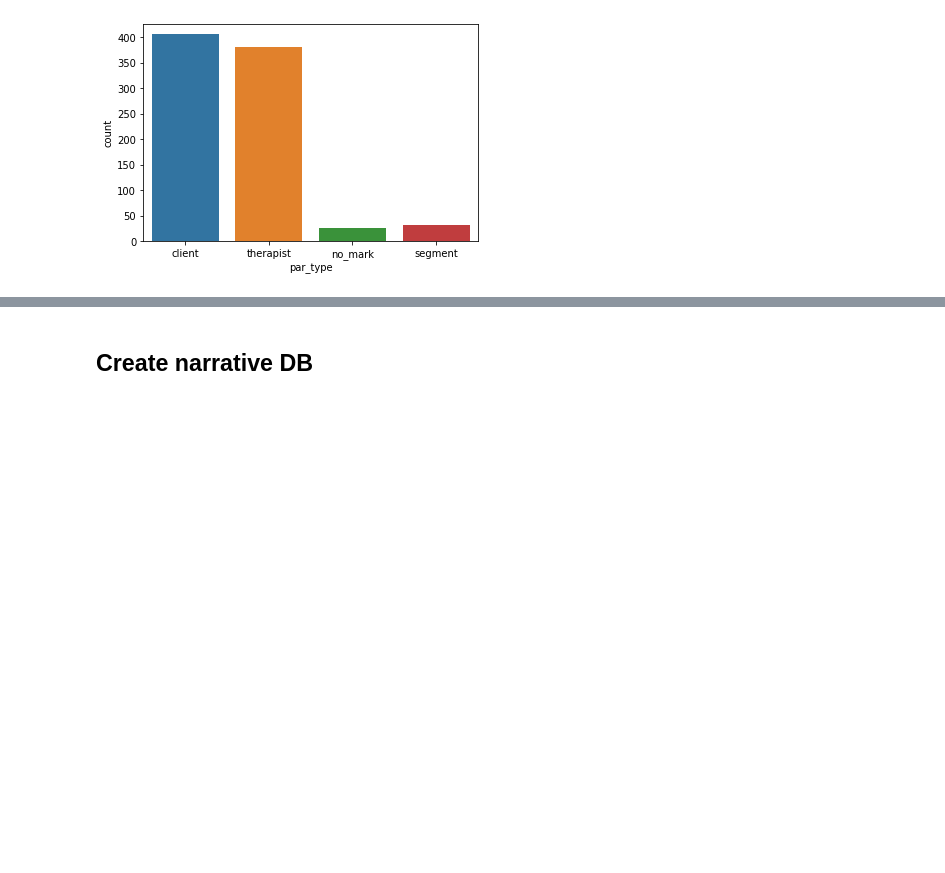
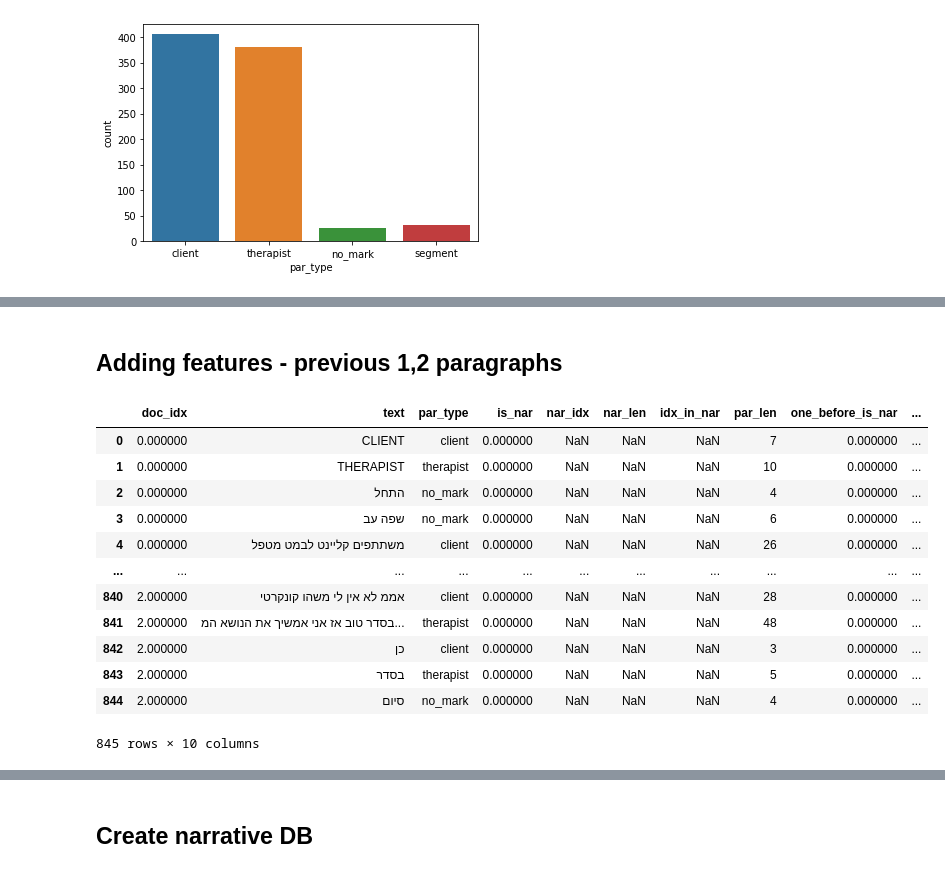
Before and after one commit to Sofy34/personal_strudy, a Jupyter notebook: thesis/01_initial_file.ipynb, the cells around one changed output, grey strips where cells are left out. Cells and saved outputs as stored; diff of their text form; code cells hidden in the pictures; blank space fills up the shorter version.

Commit message:
add 2 new features - 1,2 previous paragraph is narrative

```diff
--- a/thesis/01_initial_file.ipynb
+++ b/thesis/01_initial_file.ipynb
@@ -254,3 +229,23 @@ len train: 633, len test: 212
    macro avg       0.58      0.54      0.54       212
 weighted avg       0.73      0.78      0.75       212
 [figure]
+# %% [markdown]
+## Adding features - previous 1,2 paragraphs
+# %%
+par_db['one_before_is_nar']=par_db['is_nar'].shift(periods=1, fill_value=0)
+par_db['two_before_is_nar']=par_db['is_nar'].shift(periods=2, fill_value=0)
+par_db
+# %% [output]
+|  | doc_idx | text | par_type | is_nar | nar_idx | nar_len | idx_in_nar | par_len | one_before_is_nar | ... |
+| 0 | 0.000000 | CLIENT | client | 0.000000 | NaN | NaN | NaN | 7 | 0.000000 | ... |
+| 1 | 0.000000 | THERAPIST | therapist | 0.000000 | NaN | NaN | NaN | 10 | 0.000000 | ... |
+| 2 | 0.000000 | התחל | no_mark | 0.000000 | NaN | NaN | NaN | 4 | 0.000000 | ... |
+| 3 | 0.000000 | שפה עב | no_mark | 0.000000 | NaN | NaN | NaN | 6 | 0.000000 | ... |
+| 4 | 0.000000 | משתתפים קליינט לבמט מטפל | client | 0.000000 | NaN | NaN | NaN | 26 | 0.000000 | ... |
+| ... | ... | ... | ... | ... | ... | ... | ... | ... | ... | ... |
+| 840 | 2.000000 | אממ לא אין לי משהו קונקרטי | client | 0.000000 | NaN | NaN | NaN | 28 | 0.000000 | ... |
+| 841 | 2.000000 | בסדר טוב אז אני אמשיך את הנושא המ... | therapist | 0.000000 | NaN | NaN | NaN | 48 | 0.000000 | ... |
+| 842 | 2.000000 | כן | client | 0.000000 | NaN | NaN | NaN | 3 | 0.000000 | ... |
+| 843 | 2.000000 | בסדר | therapist | 0.000000 | NaN | NaN | NaN | 5 | 0.000000 | ... |
+| 844 | 2.000000 | סיום | no_mark | 0.000000 | NaN | NaN | NaN | 4 | 0.000000 | ... |
+845 rows × 10 columns
```
Also changed, not shown: parts of 25 cells of this notebook, 1 other file.
